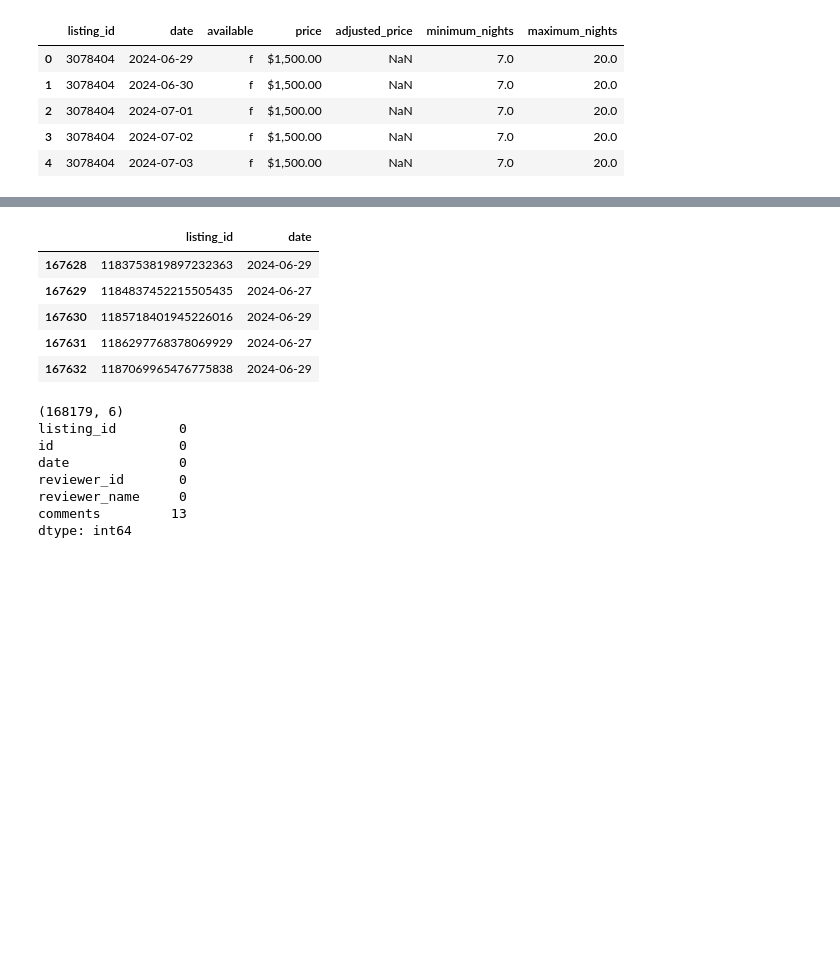
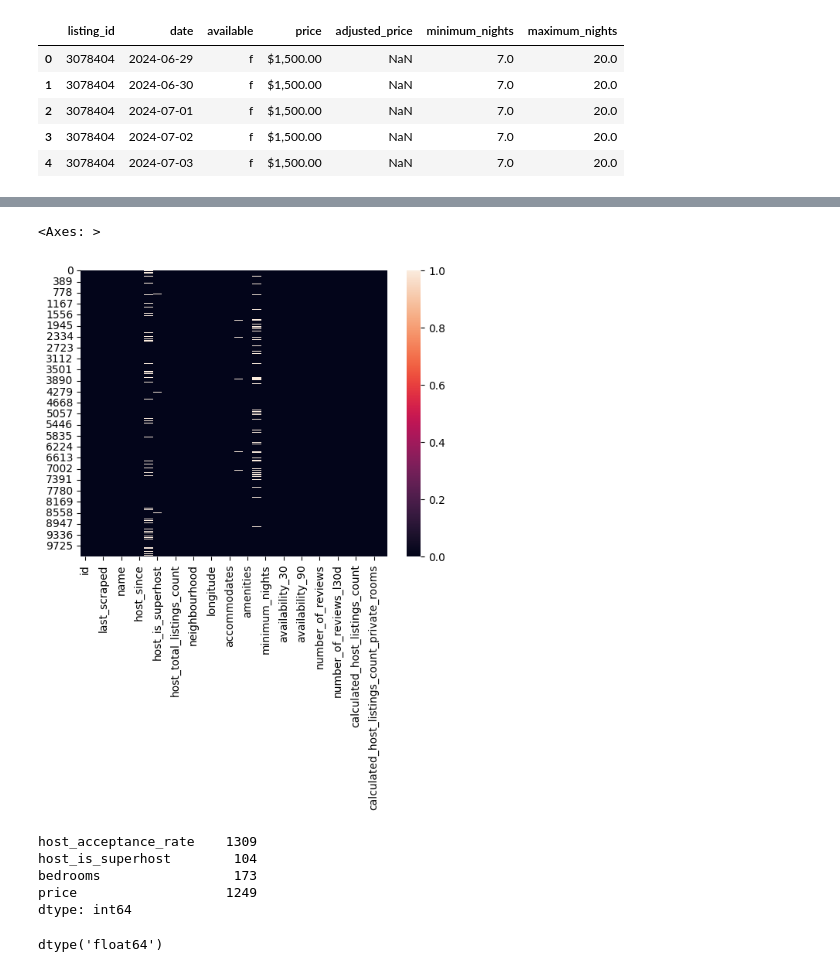
Before and after one commit to Bhdezm/Airbnb-Oslo, a Jupyter notebook: limpieza_oslo.ipynb, the cells around one changed output, grey strips where cells are left out. Saved outputs shown, nothing was run; the diff lists cells and outputs as text; code cells hidden in the pictures; blank space fills up the shorter version.

```diff
--- a/limpieza_oslo.ipynb
+++ b/limpieza_oslo.ipynb
@@ -118,6 +80,11 @@ gz_listings.drop(columns=columnas_a_eliminar, axis=1, inplace=True)
 # %%
 url=[i for i in gz_listings.columns if i[-3:]=='url']
 gz_listings.drop(columns=url,axis=1,inplace=True)
+# %%
+
+eliminar=['host_name','description','host_has_profile_pic','host_identity_verified','host_location','property_type','bathrooms','bathrooms_text','beds','has_availability','minimum_minimum_nights','maximum_minimum_nights','minimum_maximum_nights','maximum_maximum_nights','minimum_nights_avg_ntm','maximum_nights_avg_ntm','calendar_last_scraped','has_availability']
+
+gz_listings.drop(columns=eliminar,axis=1,inplace=True)
 # %%
 gz_listings.shape
 # %% [output]
@@ -155,0 +112,2 @@ Index(['id', 'scrape_id', 'last_scraped', 'source', 'name', 'description',
+# %%
+gz_listings.rename(columns={'neighbourhood_cleansed':'neighbourhood'},inplace=True)
@@ -230,22 +148,0 @@ gz_reviews.tail(5)
-# %%
-df_reviews.tail(5)
-# %% [output]
-|  | listing_id | date |
-| 167628 | 1183753819897232363 | 2024-06-29 |
-| 167629 | 1184837452215505435 | 2024-06-27 |
-| 167630 | 1185718401945226016 | 2024-06-29 |
-| 167631 | 1186297768378069929 | 2024-06-27 |
-| 167632 | 1187069965476775838 | 2024-06-29 |
-# %%
-dataset_reviews=pd.merge(gz_reviews,df_reviews)
-print(dataset_reviews.shape)
-print(dataset_reviews.isnull().sum())
-# %% [output]
-(168179, 6)
-listing_id        0
-id                0
-date              0
-reviewer_id       0
-reviewer_name     0
-comments         13
-dtype: int64
@@ -253,0 +149,13 @@ dataset_reviews.dropna(inplace=True)
+# %%
+sns.heatmap(gz_listings.isnull())
+# %% [output]
+<Axes: >
+[figure, added]
+# %%
+columnas_con_mas_de_un_nulo
+# %% [output]
+host_acceptance_rate    1309
+host_is_superhost        104
+bedrooms                 173
+price                   1249
+dtype: int64
@@ -253,0 +165,4 @@ dataset_reviews.dropna(inplace=True)
+# %%
+gz_listings['bedrooms'].dtype
+# %% [output]
+dtype('float64')
```
Also changed, not shown: parts of 24 cells of this notebook.
